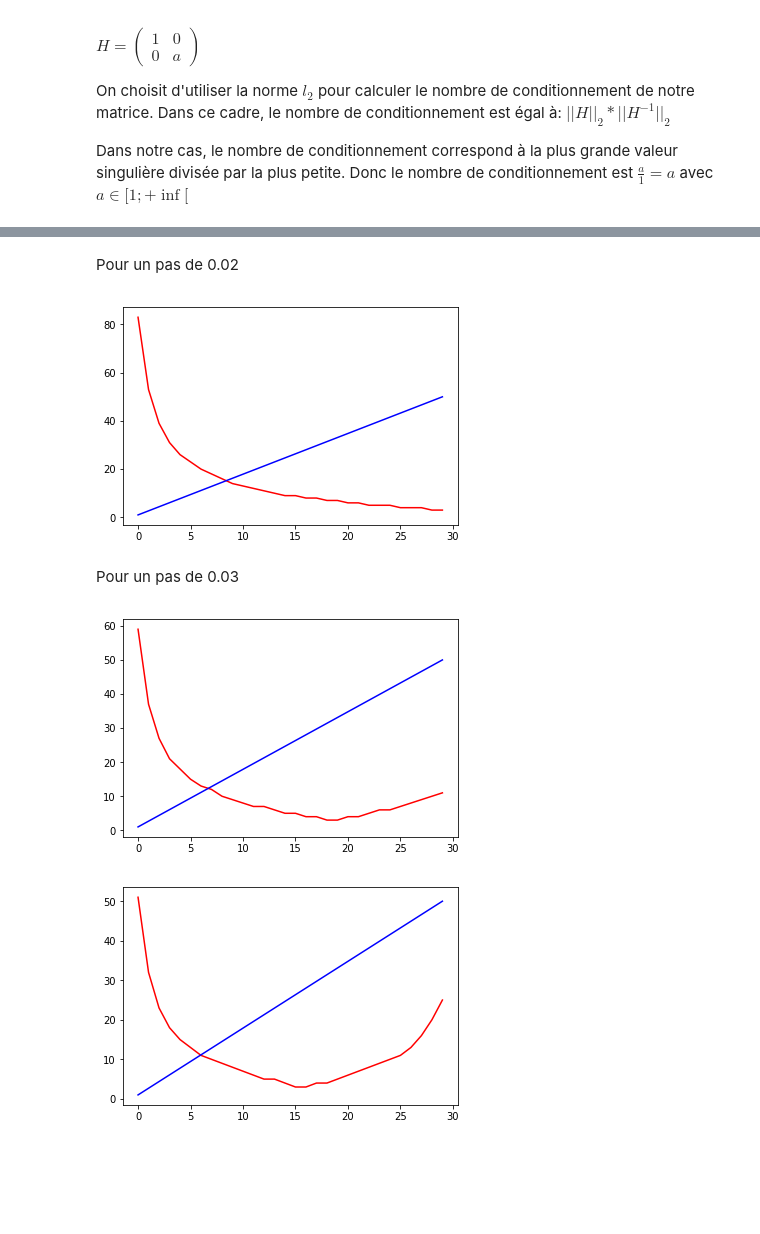
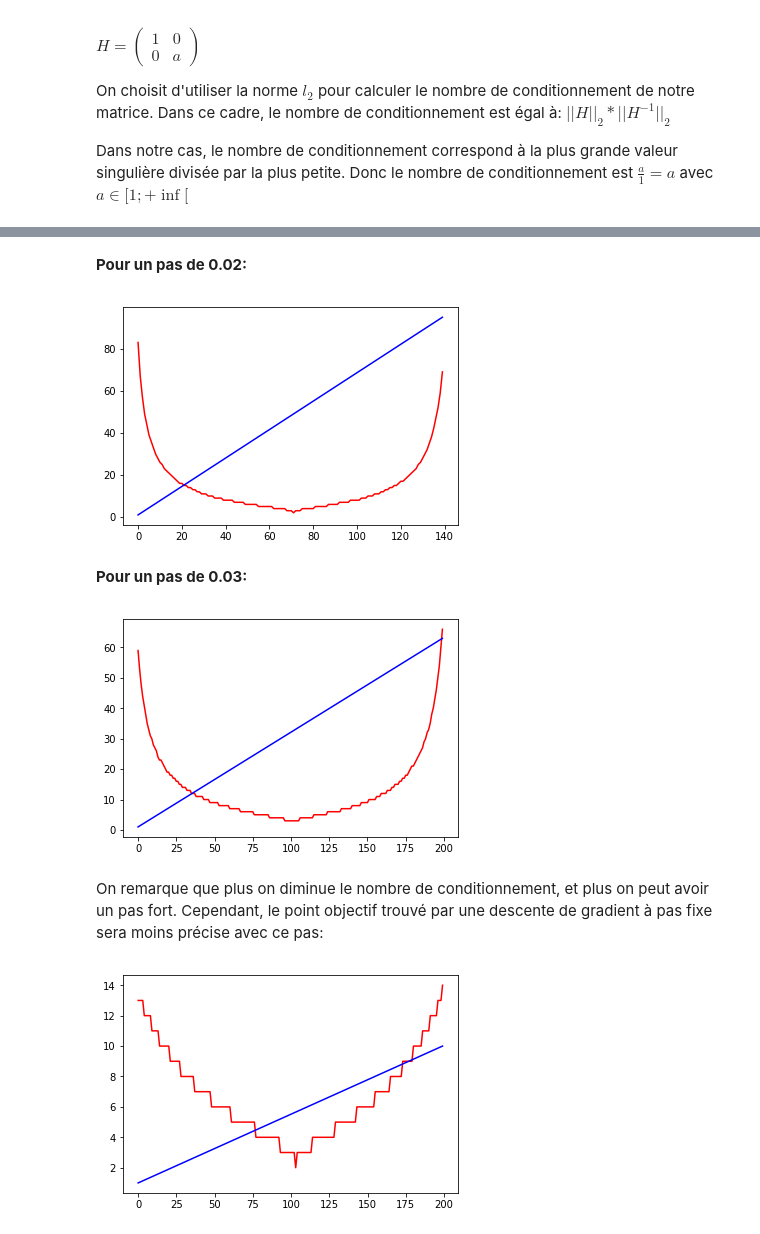
Before and after one commit to Garfounkel/Convex-Optimisation, a Jupyter notebook: ocvx_exam2_2019.ipynb, the cells around one changed output, grey strips where cells are left out. Drawn from its saved outputs; the diff is of its cells as text; code cells hidden in the pictures; blank space fills up the shorter version.

Commit message:
ex1-1: Add some graph plots to the answer

```diff
--- a/ocvx_exam2_2019.ipynb
+++ b/ocvx_exam2_2019.ipynb
@@ -66,7 +66,7 @@ def gradient_descent(x, ob_function, d_direction,
         print(' Iteration nu. = {}\n approx. = {}\n ob value = {}\n and decay = {}.'.format(n_iter, x.flatten(), y[0], decay))
     return ((x, y), n_iter) if decay <= tolerance else warnings.warn("Decay didn't get under tolerance rate.", RuntimeWarning)
 # %%
-def eval_nb_iterations(step, set_size=30, max_value=50):
+def eval_nb_iterations(step, set_size=60, max_value=50):
 
     a_values = np.linspace(1, max_value, num=set_size)
     iterations = np.zeros((set_size, 1))
@@ -101,16 +121,18 @@ eval_nb_iterations(0.01)
 # %% [markdown]
-Pour un pas de 0.02
+**Pour un pas de 0.02:**
 # %%
-eval_nb_iterations(0.02)
+eval_nb_iterations(0.02, 140, 95)
 # %% [output]
-[figure, old version]
+[figure, new version]
 # %% [markdown]
-Pour un pas de 0.03
+**Pour un pas de 0.03:**
 # %%
-eval_nb_iterations(0.03)
+eval_nb_iterations(0.03, 200, 63)
 # %% [output]
-[figure, old version]
+[figure, new version]
+# %% [markdown]
+On remarque que plus on diminue le nombre de conditionnement, et plus on peut avoir un pas fort. Cependant, le point objectif trouvé par une descente de gradient à pas fixe sera moins précise avec ce pas:
 # %%
-eval_nb_iterations(0.035)
+eval_nb_iterations(0.15, 200, 10)
 # %% [output]
-[figure, old version]
+[figure, new version]
```
Also changed, not shown: parts of 9 cells of this notebook.
